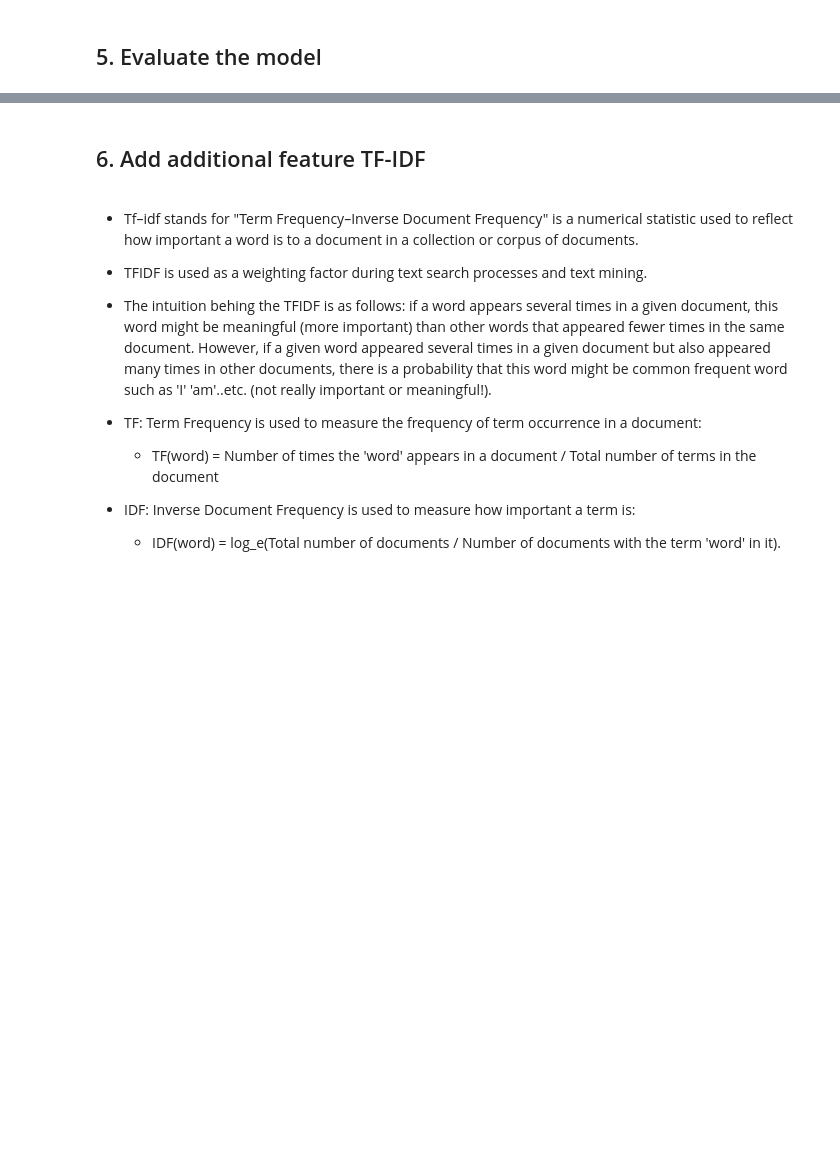
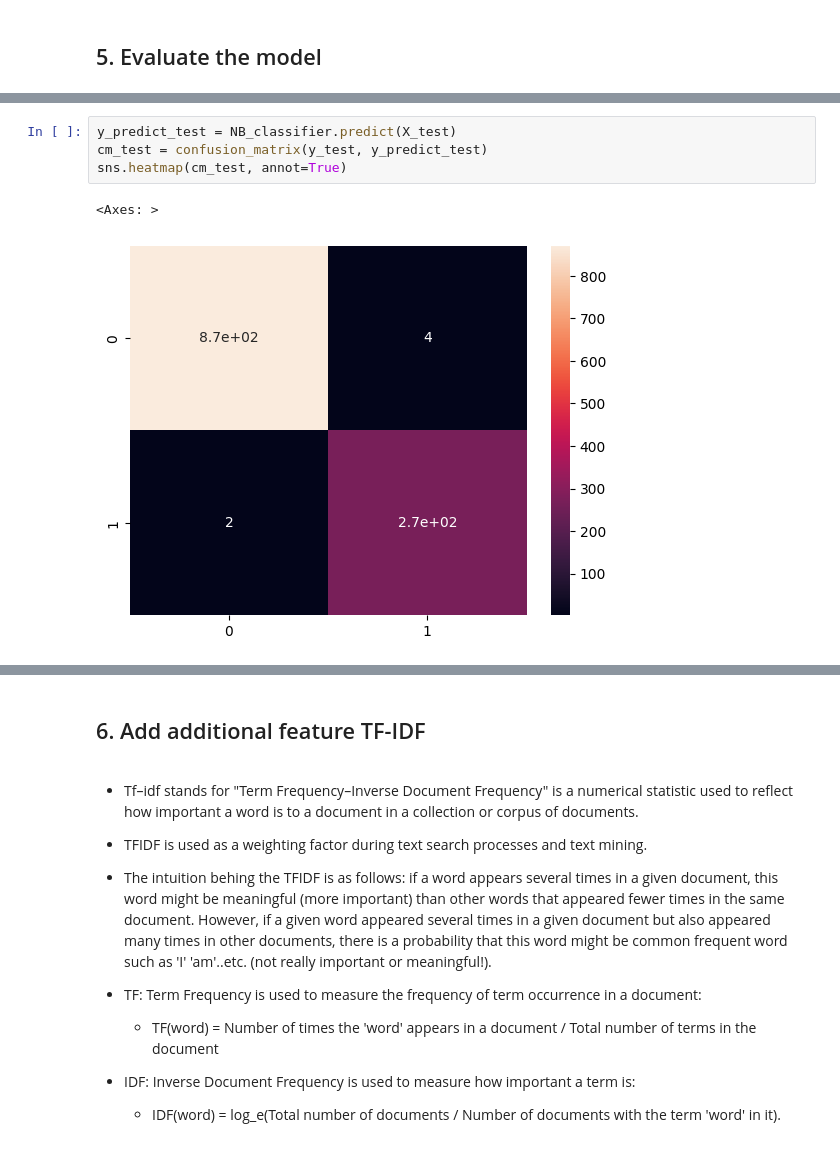
Before and after one commit to ahpmatias/NLP-spam-filter, a Jupyter notebook: Spam Classifier using Naive Bayes.ipynb, the cells around one changed output, grey strips where cells are left out. Saved outputs shown, nothing was run; the diff lists cells and outputs as text; blank space fills up the shorter version.

```diff
--- a/Spam Classifier using Naive Bayes.ipynb
+++ b/Spam Classifier using Naive Bayes.ipynb
@@ -182,0 +211,7 @@ array([0, 1])
+# %%
+y_predict_test = NB_classifier.predict(X_test)
+cm_test = confusion_matrix(y_test, y_predict_test)
+sns.heatmap(cm_test, annot=True)
+# %% [output]
+<Axes: >
+[figure, added]
```
Also changed, not shown: parts of 8 cells of this notebook.
